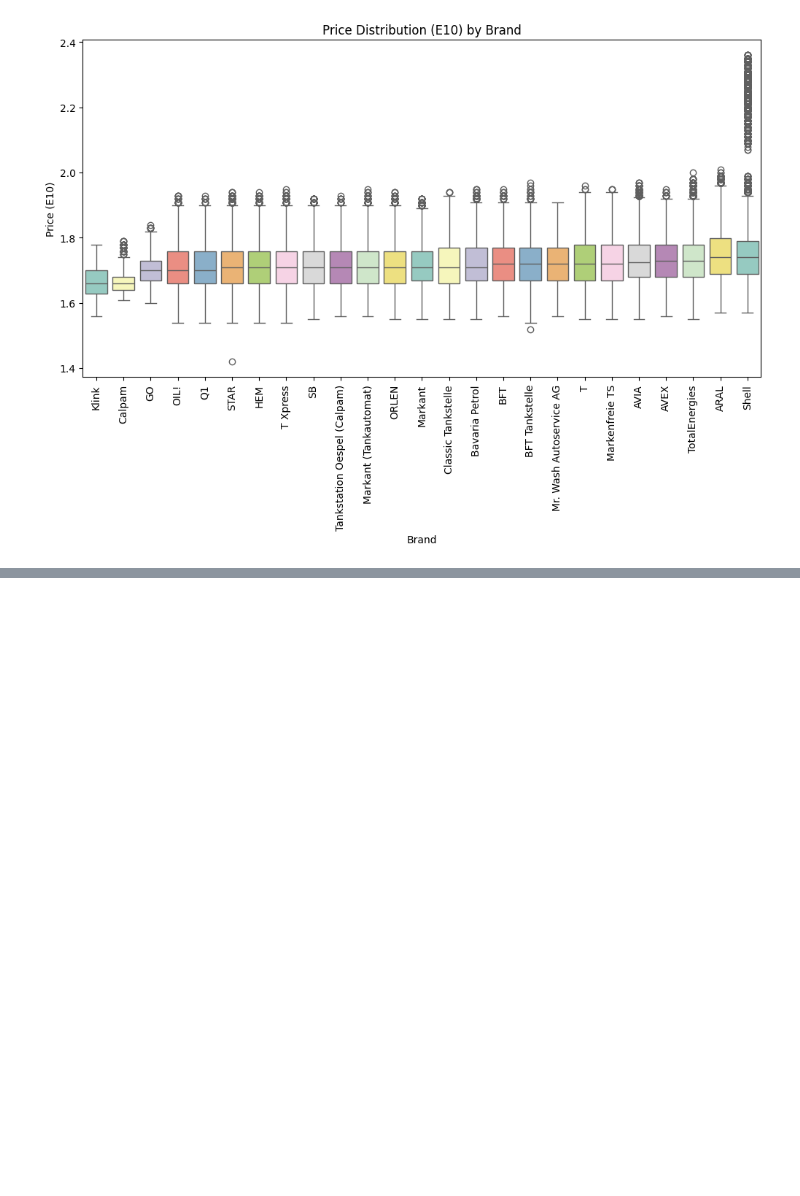
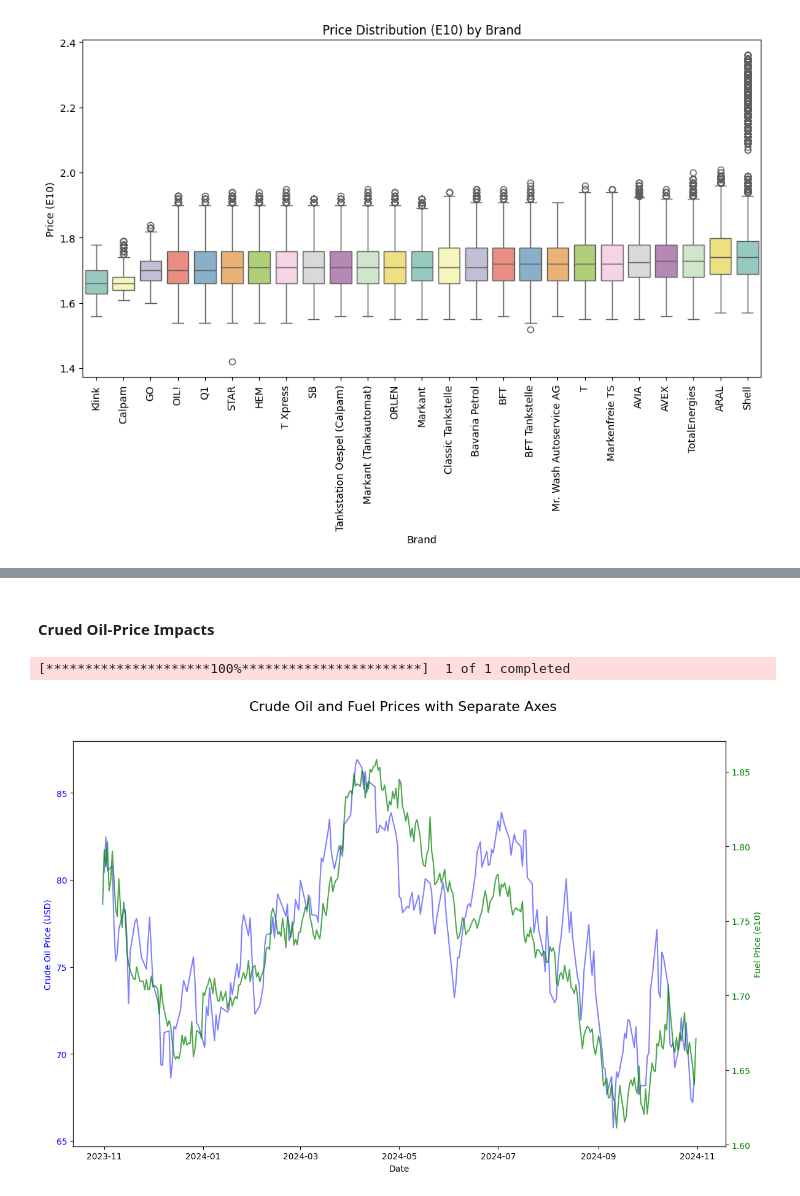
Before and after one commit to pep1ta/Assignment-3-IPDA, a Jupyter notebook: Assignment3.ipynb, the cells around one changed output, grey strips where cells are left out. Cells and saved outputs as stored; diff of their text form; code cells hidden in the pictures; blank space fills up the shorter version.

```diff
--- a/Assignment3.ipynb
+++ b/Assignment3.ipynb
@@ -321,0 +396,37 @@ Shell                        1.747838  0.096777
+# %% [markdown]
+#### Crued Oil-Price Impacts
+# %%
+stocks = ["CL=F"]
+start_date = "2023-11-01"
+end_date = "2024-10-31"
+
+crude_oil_data = yf.download(stocks, start=start_date, end=end_date)
+final_df_copy = final_df
+final_df_copy['date'] = pd.to_datetime(final_df['date'])
+final_df_copy = final_df_copy.set_index('date')
+
+daily_mean_prices = final_df_copy['e10'].resample('D').mean()
+
+scaler = MinMaxScaler()
+crude_oil_data['Close_normalized'] = scaler.fit_transform(crude_oil_data[['Close']])
+daily_mean_prices_normalized = scaler.fit_transform(daily_mean_prices.values.reshape(-1, 1))
+
+def plot_secondary_y_axis():
+    fig, ax1 = plt.subplots(figsize=(12, 8))
+    fig.suptitle('Crude Oil and Fuel Prices with Separate Axes', fontsize=16)
+    ax1.plot(crude_oil_data.index, crude_oil_data['Close'], label='Crude Oil Price', color='blue', alpha=0.5)
+    ax1.set_xlabel("Date")
+    ax1.set_ylabel("Crude Oil Price (USD)", color='blue')
+    ax1.tick_params(axis='y', labelcolor='blue')
+    ax2 = ax1.twinx()
+    ax2.plot(daily_mean_prices.index, daily_mean_prices, label='Fuel Prices (e10)', color='green', alpha=0.7)
+    ax2.set_ylabel("Fuel Price (e10)", color='green')
+    ax2.tick_params(axis='y', labelcolor='green')
+    fig.tight_layout(rect=(0, 0, 1, 0.96))
+    plt.show()
+
+
+plot_secondary_y_axis()
+# %% [output]
+[*********************100%***********************]  1 of 1 completed
+[figure, added]
```
Also changed, not shown: parts of 9 cells of this notebook.
